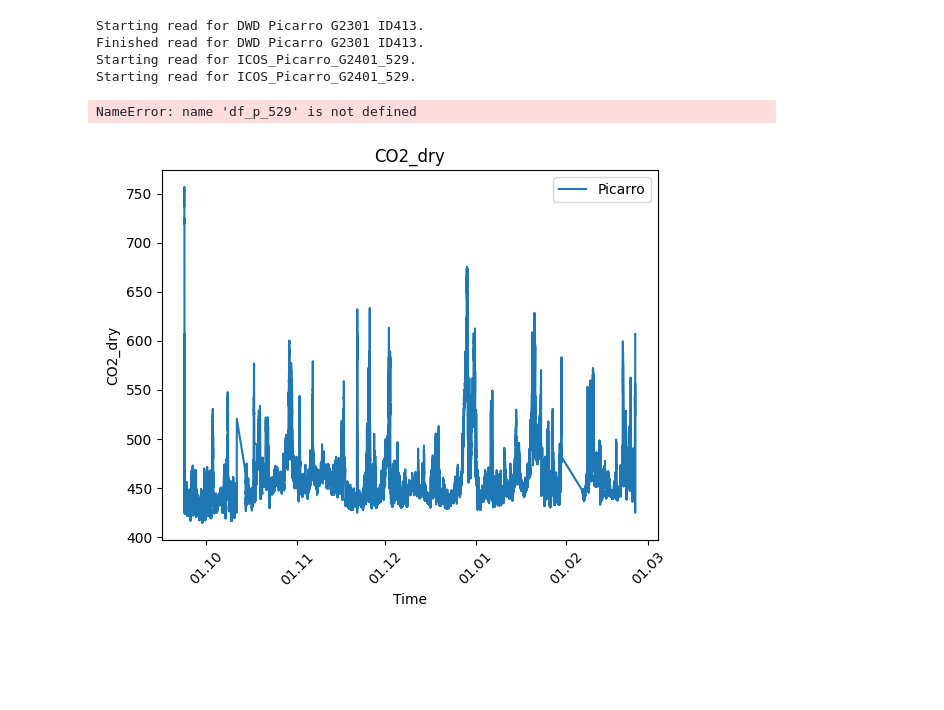
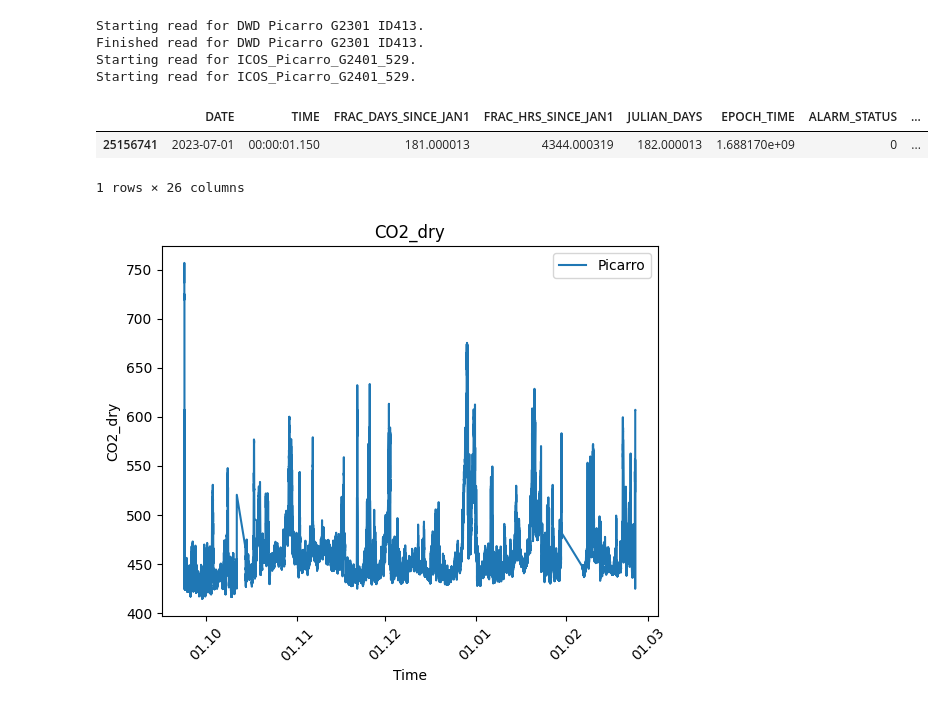
Before and after one commit to tum-esm/ACROPOLIS-data-processing, a Jupyter notebook: notebooks/picarro-preprocessing/0_read_picarro_files.ipynb, the cells around one changed output. Drawn from its saved outputs; the diff is of its cells as text; code cells hidden in the pictures; blank space fills up the shorter version.

```diff
--- a/notebooks/picarro-preprocessing/0_read_picarro_files.ipynb
+++ b/notebooks/picarro-preprocessing/0_read_picarro_files.ipynb
@@ -68,10 +68,12 @@ Starting read for DWD Picarro G2301 ID413.
 Finished read for DWD Picarro G2301 ID413.
 Starting read for ICOS_Picarro_G2401_529.
 Starting read for ICOS_Picarro_G2401_529.
-# %%
-df_p_529.head()
-# %% [output]
-NameError: name 'df_p_529' is not defined
+# %%
+df_p_413.head(1)
+# %% [output]
+|  | DATE | TIME | FRAC_DAYS_SINCE_JAN1 | FRAC_HRS_SINCE_JAN1 | JULIAN_DAYS | EPOCH_TIME | ALARM_STATUS | ... |
+| 25156741 | 2023-07-01 | 00:00:01.150 | 181.000013 | 4344.000319 | 182.000013 | 1.688170e+09 | 0 | ... |
+1 rows × 26 columns
 # %%
 df_plot = df_p_529[["datetime", "CO2_dry"]] \
     .loc[(df_p_529['CO2_dry'] > 300) & (df_p_529['CO2_dry'] < 1000)] \
```
Also changed, not shown: parts of 1 cell of this notebook, 9 other files.
